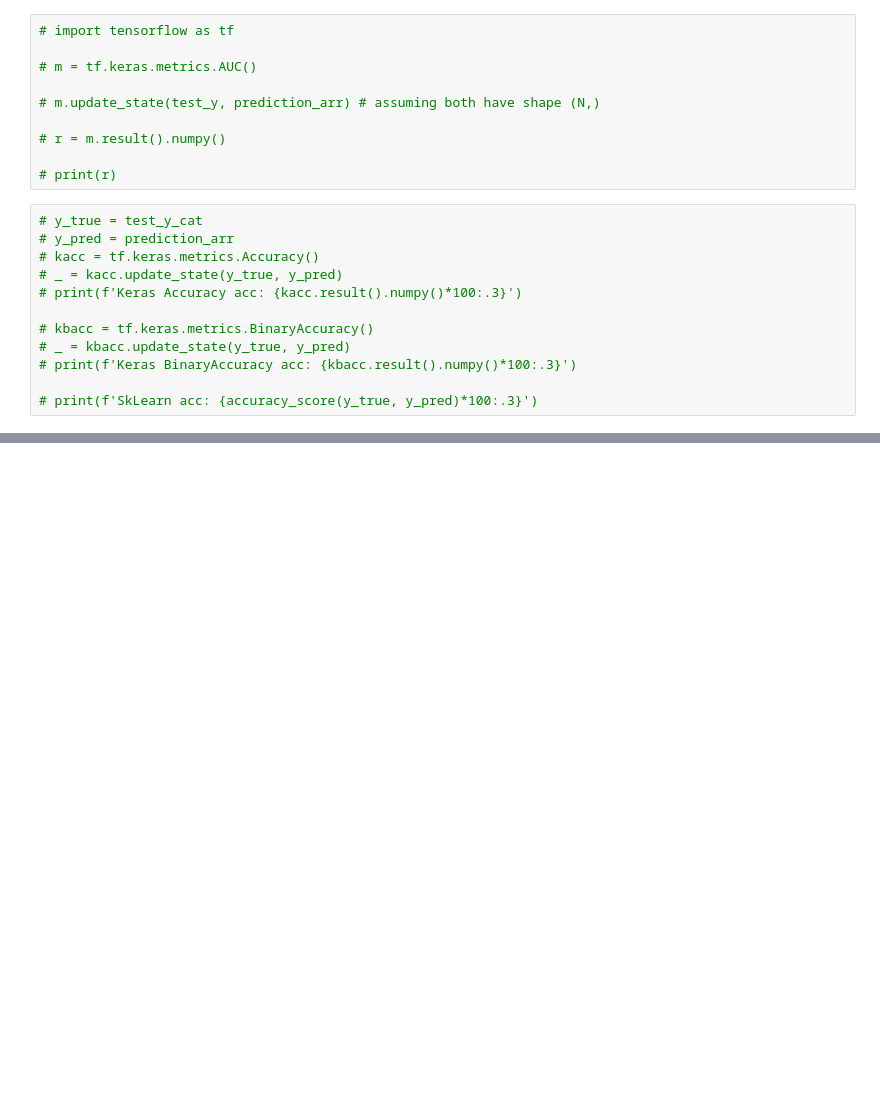
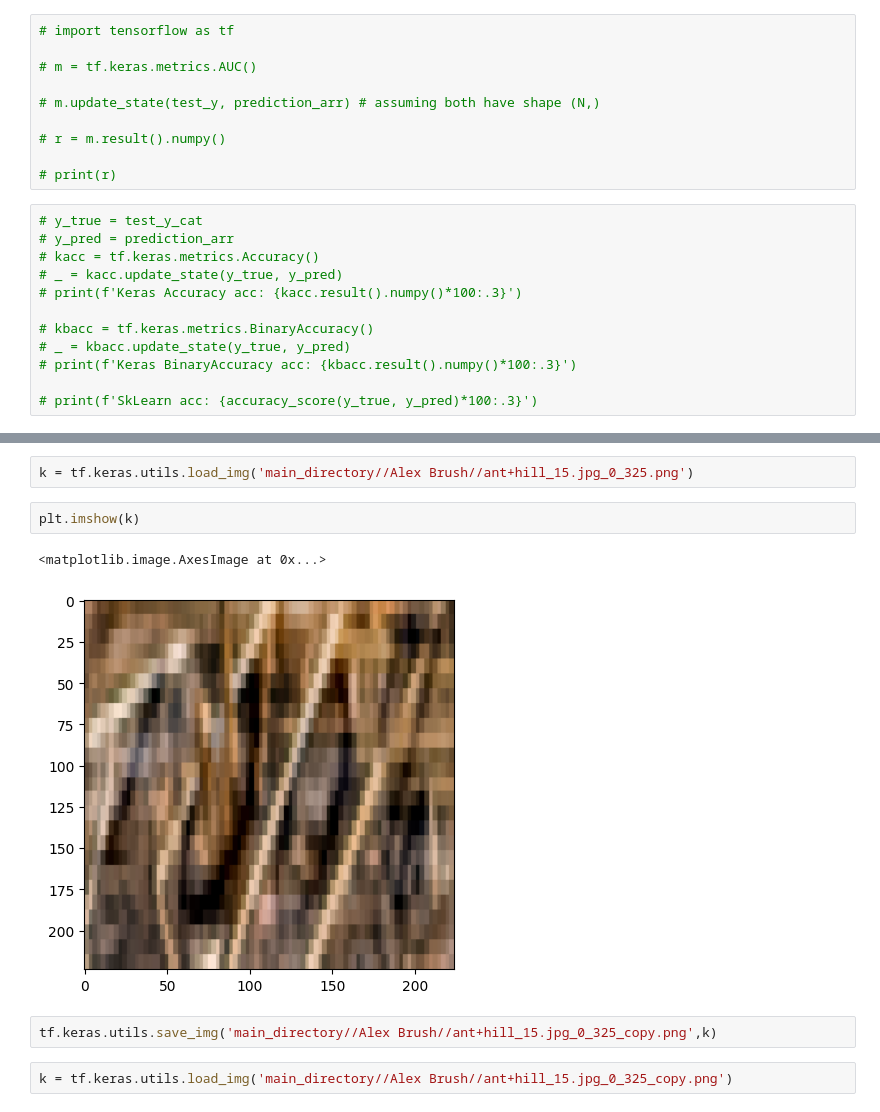
Before and after one commit to glusi/cv-project, a Jupyter notebook: last_project.ipynb, the cells around one changed output, grey strips where cells are left out. Drawn from its saved outputs; the diff is of its cells as text; blank space fills up the shorter version.

```diff
--- a/last_project.ipynb
+++ b/last_project.ipynb
@@ -632,0 +657,11 @@ plt.imshow(h2)
+# %%
+k = tf.keras.utils.load_img('main_directory//Alex Brush//ant+hill_15.jpg_0_325.png')
+# %%
+plt.imshow(k)
+# %% [output]
+<matplotlib.image.AxesImage at 0x...>
+[figure, added]
+# %%
+tf.keras.utils.save_img('main_directory//Alex Brush//ant+hill_15.jpg_0_325_copy.png',k)
+# %%
+k = tf.keras.utils.load_img('main_directory//Alex Brush//ant+hill_15.jpg_0_325_copy.png')
```
Also changed, not shown: parts of 23 cells of this notebook.
